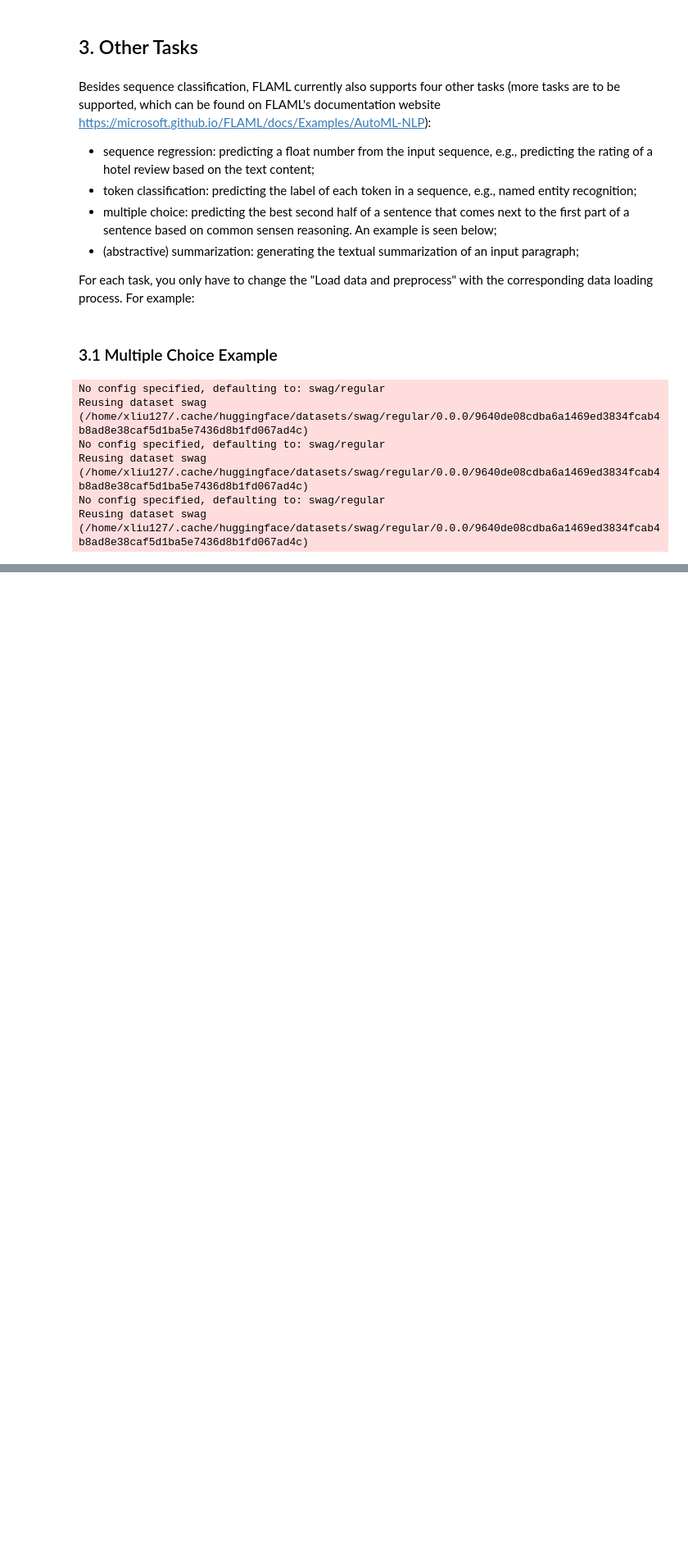
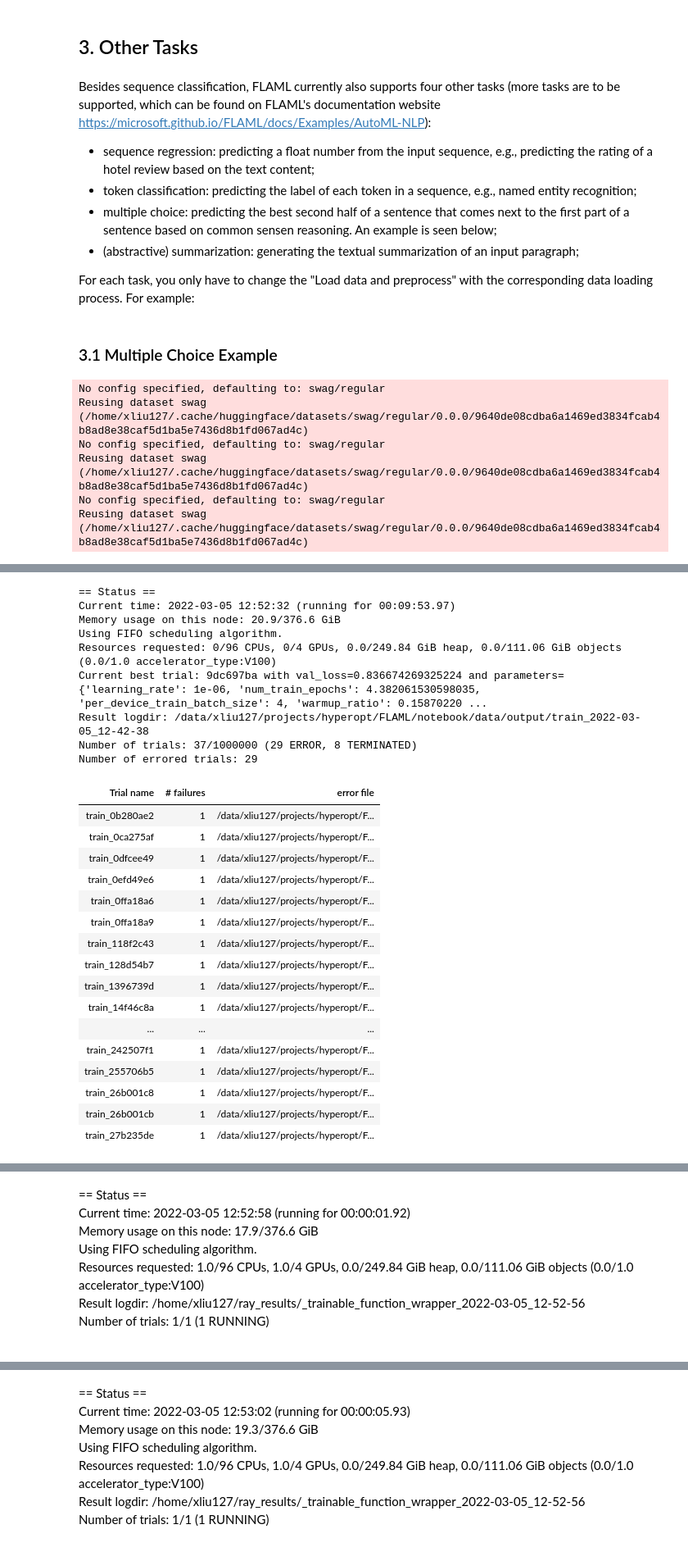
Before and after one commit to microsoft/FLAML, a Jupyter notebook: notebook/automl_nlp.ipynb, the cells around one changed output, grey strips where cells are left out. Shown: that part at 82% size. Saved outputs shown, nothing was run; the diff lists cells and outputs as text; code cells hidden in the pictures; blank space fills up the shorter version.

```diff
--- a/notebook/automl_nlp.ipynb
+++ b/notebook/automl_nlp.ipynb
@@ -423,0 +417,14 @@ plt.show()
+# %%
+from datasets import load_dataset
+
+train_dataset = load_dataset("xsum", split="train").to_pandas().iloc[0:100]
+print(len(train_dataset))
+dev_dataset = load_dataset("xsum", split="validation").to_pandas().iloc[0:100]
+test_dataset = load_dataset("xsum", split="test").to_pandas().iloc[0:100]
+
+custom_sent_keys = ["document"]       # specify the column names of the input sentences
+label_key = "summary"                 # specify the column name of the label
+
+X_train, y_train = train_dataset[custom_sent_keys], train_dataset[label_key]
+X_val, y_val = dev_dataset[custom_sent_keys], dev_dataset[label_key]
+X_test = test_dataset[custom_sent_keys]
@@ -423,0 +439,52 @@ plt.show()
+# %%
+''' import AutoML class from flaml package '''
+from flaml import AutoML
+automl = AutoML()
+
+import ray
+ray.init()
+
+automl_settings = {
+        "time_budget": 500,                 # setting the time budget
+        "task": "summarization",       # setting the task as summarization
+        "hf_args":
+            {"output_dir": "data/output/",  # setting the output directory
+             "ckpt_per_epoch": 1,           # setting the number of checkoints per epoch
+             "model_path": "t5-small"
+             },
+        "gpu_per_trial": 1,                 # set to 0 if no GPU is available
+        "log_file_name": "seqclass.log",    # set the file to save the log for HPO
+        "log_type": "all",                  # the log type for checkpoints: all if keeping all checkpoints, best if only keeping the best checkpoints                        # the batch size for validation (inference)
+        "use_ray": {"local_dir": "data/output/"},                    # set whether to use Ray
+        "n_concurrent_trials": 1
+    }
+
+'''The main flaml automl API'''
+automl.fit(X_train=X_train, y_train=y_train, X_val=X_val, y_val=y_val, **automl_settings)
+# %% [output]
+== Status ==
+Current time: 2022-03-05 12:52:32 (running for 00:09:53.97)
+Memory usage on this node: 20.9/376.6 GiB
+Using FIFO scheduling algorithm.
+Resources requested: 0/96 CPUs, 0/4 GPUs, 0.0/249.84 GiB heap, 0.0/111.06 GiB objects (0.0/1.0 accelerator_type:V100)
+Current best trial: 9dc697ba with val_loss=0.836674269325224 and parameters={'learning_rate': 1e-06, 'num_train_epochs': 4.382061530598035, 'per_device_train_batch_size': 4, 'warmup_ratio': 0.15870220 ...
+Result logdir: /data/xliu127/projects/hyperopt/FLAML/notebook/data/output/train_2022-03-05_12-42-38
+Number of trials: 37/1000000 (29 ERROR, 8 TERMINATED)
+Number of errored trials: 29
+| Trial name | # failures | error file |
+| train_0b280ae2 | 1 | /data/xliu127/projects/hyperopt/F... |
+| train_0ca275af | 1 | /data/xliu127/projects/hyperopt/F... |
+| train_0dfcee49 | 1 | /data/xliu127/projects/hyperopt/F... |
+| train_0efd49e6 | 1 | /data/xliu127/projects/hyperopt/F... |
+| train_0ffa18a6 | 1 | /data/xliu127/projects/hyperopt/F... |
+| train_0ffa18a9 | 1 | /data/xliu127/projects/hyperopt/F... |
+| train_118f2c43 | 1 | /data/xliu127/projects/hyperopt/F... |
+| train_128d54b7 | 1 | /data/xliu127/projects/hyperopt/F... |
+| train_1396739d | 1 | /data/xliu127/projects/hyperopt/F... |
+| train_14f46c8a | 1 | /data/xliu127/projects/hyperopt/F... |
+| ... | ... | ... |
+| train_242507f1 | 1 | /data/xliu127/projects/hyperopt/F... |
+| train_255706b5 | 1 | /data/xliu127/projects/hyperopt/F... |
+| train_26b001c8 | 1 | /data/xliu127/projects/hyperopt/F... |
+| train_26b001cb | 1 | /data/xliu127/projects/hyperopt/F... |
+| train_27b235de | 1 | /data/xliu127/projects/hyperopt/F... |
@@ -423,0 +495,7 @@ plt.show()
+== Status ==
+Current time: 2022-03-05 12:52:58 (running for 00:00:01.92)
+Memory usage on this node: 17.9/376.6 GiB
+Using FIFO scheduling algorithm.
+Resources requested: 1.0/96 CPUs, 1.0/4 GPUs, 0.0/249.84 GiB heap, 0.0/111.06 GiB objects (0.0/1.0 accelerator_type:V100)
+Result logdir: /home/xliu127/ray_results/_trainable_function_wrapper_2022-03-05_12-52-56
+Number of trials: 1/1 (1 RUNNING)
@@ -423,0 +504,7 @@ plt.show()
+== Status ==
+Current time: 2022-03-05 12:53:02 (running for 00:00:05.93)
+Memory usage on this node: 19.3/376.6 GiB
+Using FIFO scheduling algorithm.
+Resources requested: 1.0/96 CPUs, 1.0/4 GPUs, 0.0/249.84 GiB heap, 0.0/111.06 GiB objects (0.0/1.0 accelerator_type:V100)
+Result logdir: /home/xliu127/ray_results/_trainable_function_wrapper_2022-03-05_12-52-56
+Number of trials: 1/1 (1 RUNNING)
```
Also changed, not shown: parts of 7 cells of this notebook, 3 other files.
